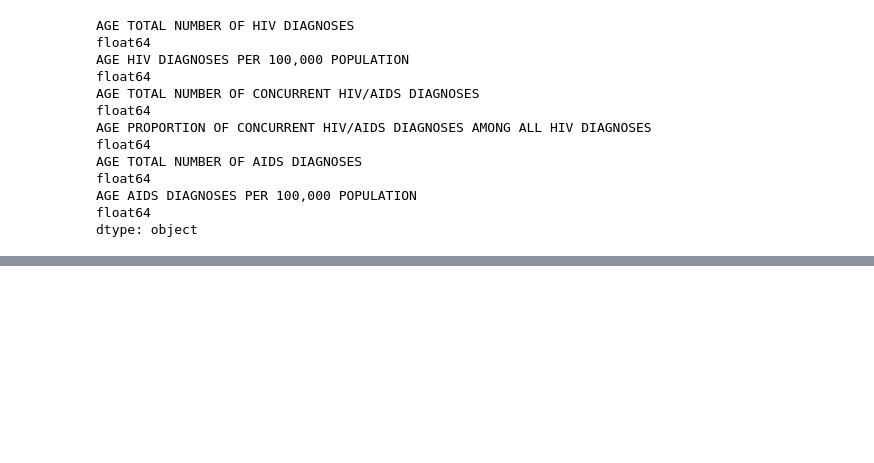
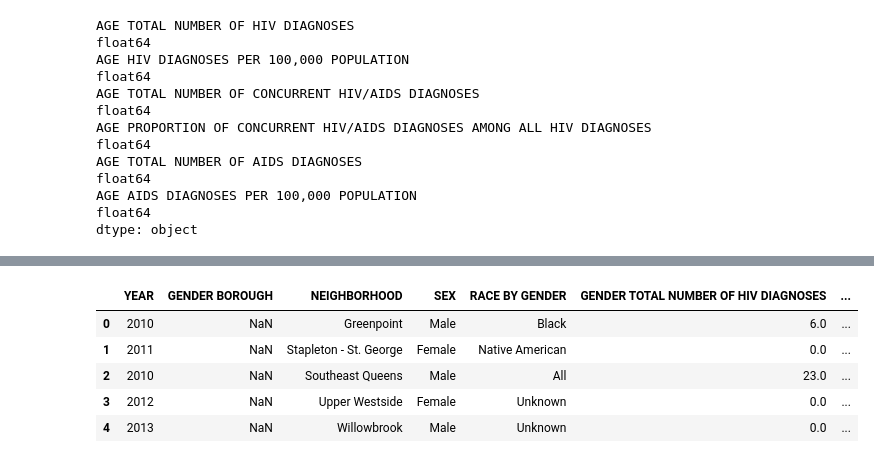
Before and after one commit to Victoire03/HIV_and_AIDS_Infections_in_New_York_City, a Jupyter notebook: Data_analysis.ipynb, the cells around one changed output, grey strips where cells are left out. Cells and saved outputs as stored; diff of their text form; code cells hidden in the pictures; blank space fills up the shorter version.

```diff
--- a/Data_analysis.ipynb
+++ b/Data_analysis.ipynb
@@ -192,3 +192,19 @@ AGE PROPORTION OF CONCURRENT HIV/AIDS DIAGNOSES AMONG ALL HIV DIAGNOSES    float
 AGE TOTAL NUMBER OF AIDS DIAGNOSES                                         float64
 AGE AIDS DIAGNOSES PER 100,000 POPULATION                                  float64
 dtype: object
+# %%
+# Converting the grouped by Gender dataset columns to numeric, handling errors and strings with commas
+
+columns_to_convert = [
+    'GENDER TOTAL NUMBER OF HIV DIAGNOSES',
+    'GENDER HIV DIAGNOSES PER 100,000 POPULATION',
+    'GENDER TOTAL NUMBER OF CONCURRENT HIV/AIDS DIAGNOSES',
+    'GENDER PROPORTION OF CONCURRENT HIV/AIDS DIAGNOSES AMONG ALL HIV DIAGNOSES',
+    'GENDER TOTAL NUMBER OF AIDS DIAGNOSES',
+    'GENDER AIDS DIAGNOSES PER 100,000 POPULATION'
+]
+
+for col in columns_to_convert:
+    df_Gender[col] = pd.to_numeric(df_Gender[col].astype(str).str.replace(",", "").str.strip(), errors='coerce')
+
+print(df_Gender[columns_to_convert].dtypes)
@@ -194,0 +234,13 @@ dtype: object
+# %%
+#Gender preview
+
+pd.set_option('display.max_rows', 50)     # Show up to 100 rows
+pd.set_option('display.max_columns', 11)   # Show up to 11 columns
+df_Gender.head()
+# %% [output]
+|  | YEAR | GENDER BOROUGH | NEIGHBORHOOD | SEX | RACE BY GENDER | GENDER TOTAL NUMBER OF HIV DIAGNOSES | ... |
+| 0 | 2010 | NaN | Greenpoint | Male | Black | 6.0 | ... |
+| 1 | 2011 | NaN | Stapleton - St. George | Female | Native American | 0.0 | ... |
+| 2 | 2010 | NaN | Southeast Queens | Male | All | 23.0 | ... |
+| 3 | 2012 | NaN | Upper Westside | Female | Unknown | 0.0 | ... |
+| 4 | 2013 | NaN | Willowbrook | Male | Unknown | 0.0 | ... |
```
Also changed, not shown: parts of 7 cells of this notebook.
